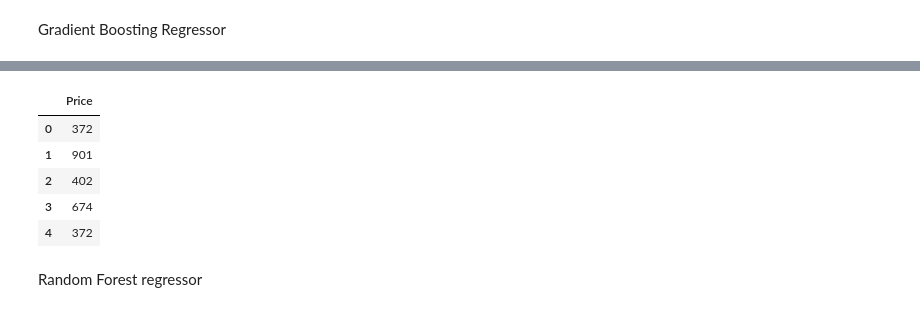
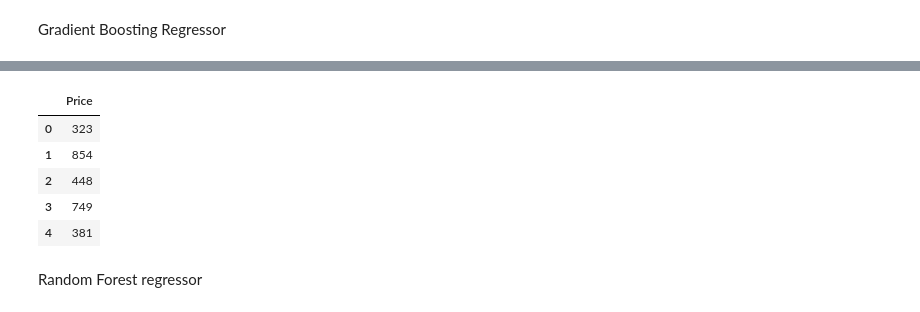
Before and after one commit to schatz06/EPL448_Project, a Jupyter notebook: ReviewsRatingsCategories.ipynb, the cells around one changed output, grey strips where cells are left out. Saved outputs shown, nothing was run; the diff lists cells and outputs as text; code cells hidden in the pictures.

```diff
--- a/ReviewsRatingsCategories.ipynb
+++ b/ReviewsRatingsCategories.ipynb
@@ -266,3 +265,7 @@ test = test_data
+# %%
+ymean = y.mean()
+ystd = y.std()
+ydash = (y - ymean)/ystd
 # %% [markdown]
 Import packages
 # %%
@@ -288,11 +291,11 @@ parameters = {'splitter': ['best','random'],
               }
 scaler = StandardScaler().fit(X)
 rescaled_X_train = scaler.transform(X)
-grid_DT = GridSearchCV(estimator=DecisionTreeRegressor(), param_grid = parameters, cv = 5, n_jobs=-1,verbose =10)
-grid_DT.fit(rescaled_X_train, y)
+grid_DT = GridSearchCV(estimator=DecisionTreeRegressor(), param_grid = parameters, cv = 5, n_jobs=-1,verbose =10,scoring='neg_mean_squared_error')
+grid_DT.fit(rescaled_X_train, ydash)
 print(" Results from Grid Search " )
 print("\n The best estimator across ALL searched params:\n",grid_DT.best_estimator_)
-print("\n The best score across ALL searched params:\n",grid_DT.best_score_)
+print("\n The best score across ALL searched params:\n",np.abs(grid_DT.best_score_))
 print("\n The best parameters across ALL searched params:\n",grid_DT.best_params_)
 # %% [output]
 Fitting 5 folds for each of 4 candidates, totalling 20 fits
@@ -323,12 +326,12 @@ Fitting 5 folds for each of 4 candidates, totalling 20 fits
 scaler = StandardScaler().fit(X)
 rescaled_X_train = scaler.transform(X)
 model = DecisionTreeRegressor(**grid_DT.best_params_)
-model.fit(rescaled_X_train, y)
+model.fit(rescaled_X_train, ydash)
 
 scaler = StandardScaler().fit(test)
 rescaled_X_test = scaler.transform(test)
 predictions = model.predict(rescaled_X_test)
-
+predictions = (predictions * ystd) + ymean
 df_dt = pd.DataFrame(predictions.astype(int))
 df_dt.columns=['Price']
 filepath_dt = 'Predictions_DecisionTrees.xlsx'
@@ -351,10 +354,10 @@ parameters = {'learning_rate': [0.01,0.02,0.03,0.04],
               }
 scaler = StandardScaler().fit(X)
 rescaled_X_train = scaler.transform(X)
-grid_GBR = GridSearchCV(estimator=GradientBoostingRegressor(), param_grid = parameters, cv = 5, n_jobs=-1,verbose =10)
-grid_GBR.fit(rescaled_X_train, y)
+grid_GBR = GridSearchCV(estimator=GradientBoostingRegressor(), param_grid = parameters, cv = 5, n_jobs=-1,verbose =10,scoring='neg_mean_squared_error')
+grid_GBR.fit(rescaled_X_train, ydash)
 print(" Results from Grid Search " )
 print("\n The best estimator across ALL searched params:\n",grid_GBR.best_estimator_)
-print("\n The best score across ALL searched params:\n",grid_GBR.best_score_)
+print("\n The best score across ALL searched params:\n",np.abs(grid_GBR.best_score_))
 print("\n The best parameters across ALL searched params:\n",grid_GBR.best_params_)
 # %% [output]
@@ -397,26 +401,26 @@ Fitting 5 folds for each of 256 candidates, totalling 1280 fits
 # %%
 scaler = StandardScaler().fit(X)
 rescaled_X_train = scaler.transform(X)
 model = GradientBoostingRegressor(**grid_GBR.best_params_)
-model.fit(rescaled_X_train, y)
+model.fit(rescaled_X_train, ydash)
 
 scaler = StandardScaler().fit(test)
 rescaled_X_test = scaler.transform(test)
 predictions = model.predict(rescaled_X_test)
-
+predictions = (predictions * ystd) + ymean
 df2 = pd.DataFrame(predictions.astype(int))
 df2.columns=['Price']
 df2['Price']= df2['Price']
 filepath2 = 'PredictionsGradientBoosting.xlsx'
 df2.to_excel(filepath2, index=False)
 df2.head()
 # %% [output]
 |  | Price |
-| 0 | 372 |
-| 1 | 901 |
-| 2 | 402 |
-| 3 | 674 |
-| 4 | 372 |
+| 0 | 323 |
+| 1 | 854 |
+| 2 | 448 |
+| 3 | 749 |
+| 4 | 381 |
 # %% [markdown]
 Random Forest regressor
 # %%
```
Also changed, not shown: parts of 21 cells of this notebook.
